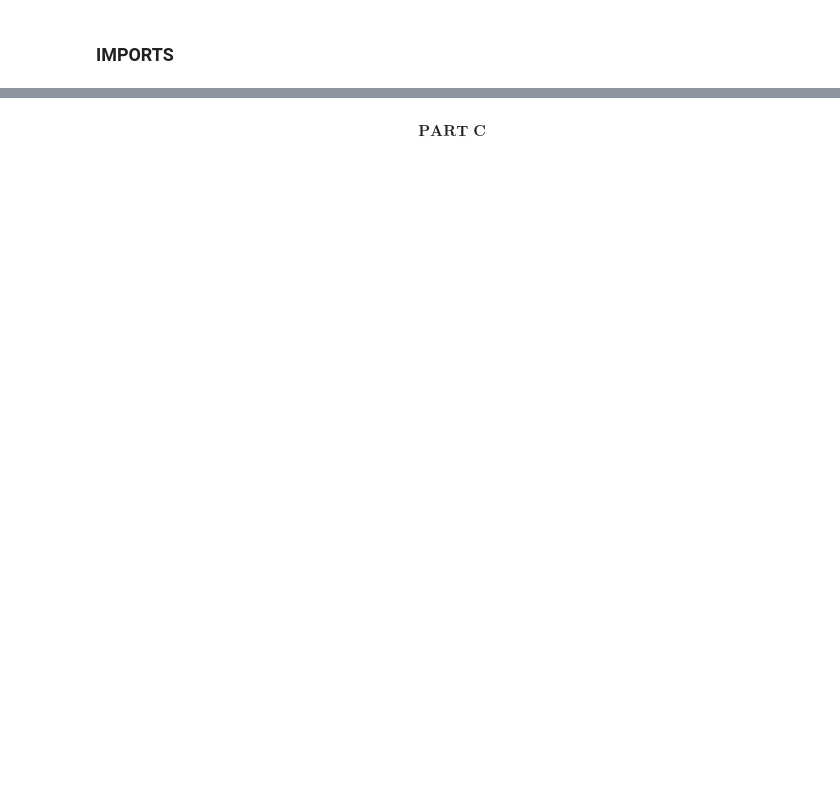
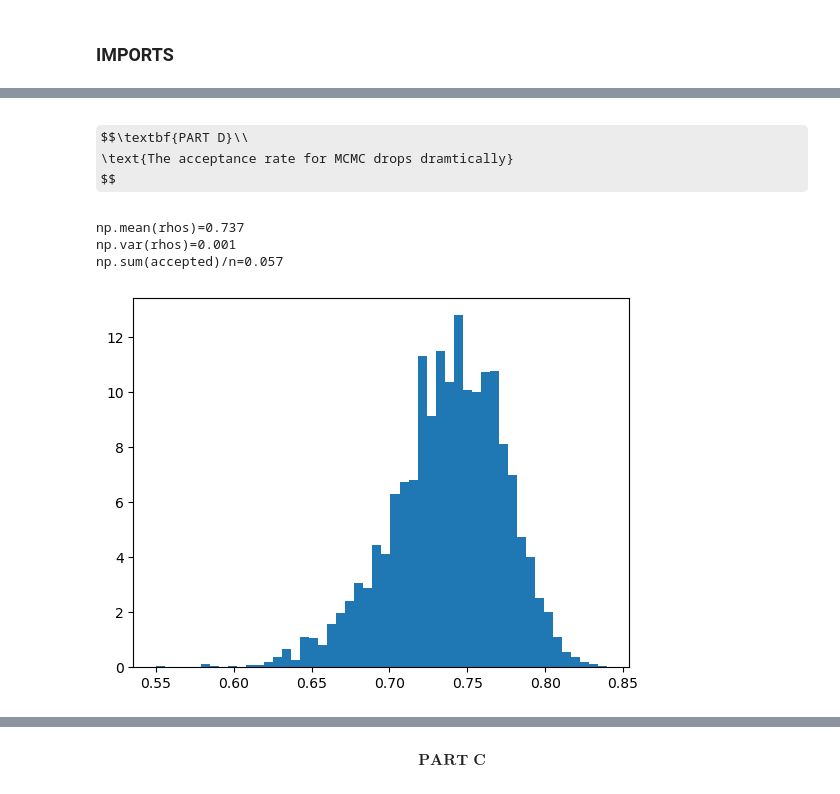
Before and after one commit to GATechMSCS/fall2023, a Jupyter notebook: bayesian_statistics/lectures/week7and8/unit5/homework/code/HW4_Code_ScottSchmidl.ipynb, the cells around one changed output, grey strips where cells are left out. Saved outputs shown, nothing was run; the diff lists cells and outputs as text; code cells hidden in the pictures; some formulas as TeX source; blank space fills up the shorter version.

```diff
--- a/bayesian_statistics/lectures/week7and8/unit5/homework/code/HW4_Code_ScottSchmidl.ipynb
+++ b/bayesian_statistics/lectures/week7and8/unit5/homework/code/HW4_Code_ScottSchmidl.ipynb
@@ -29,0 +87,37 @@ $$
+# %% [markdown]
+$$\textbf{PART D}\\
+\text{The acceptance rate for MCMC drops dramtically}
+$$
+# %%
+# CODE IS BORROWED AND AMENDED FROM AARONS GITHUB
+rng = np.random.default_rng(1)
+
+samples = 51000
+burn = 1000
+rho = 0.5
+rhos = np.zeros(samples)
+accepted = np.zeros(samples)
+unif_dist = rng.uniform(0, 1, size=samples)
+
+for i in tqdm(range(n)):
+    rho_prop = rng.uniform(-1, 1)
+    acceptance_ratio = accept_ratio(rho_prop) /  accept_ratio(rho)
+    decision = min(acceptance_ratio, 1)
+    if unif_dist[i] < decision:
+        rho = rho_prop
+        accepted[i] = 1
+    rhos[i] = rho
+
+rhos = rhos[burn:]
+
+print(f"{np.mean(rhos)=:.3f}")
+print(f"{np.var(rhos)=:.3f}")
+print(f"{np.sum(accepted)/n=:.3f}")
+
+plt.hist(rhos, bins=50, density=True)
+plt.show()
+# %% [output]
+np.mean(rhos)=0.737
+np.var(rhos)=0.001
+np.sum(accepted)/n=0.057
+[figure, added]
```
Also changed, not shown: parts of 9 cells of this notebook, 2 other files.
